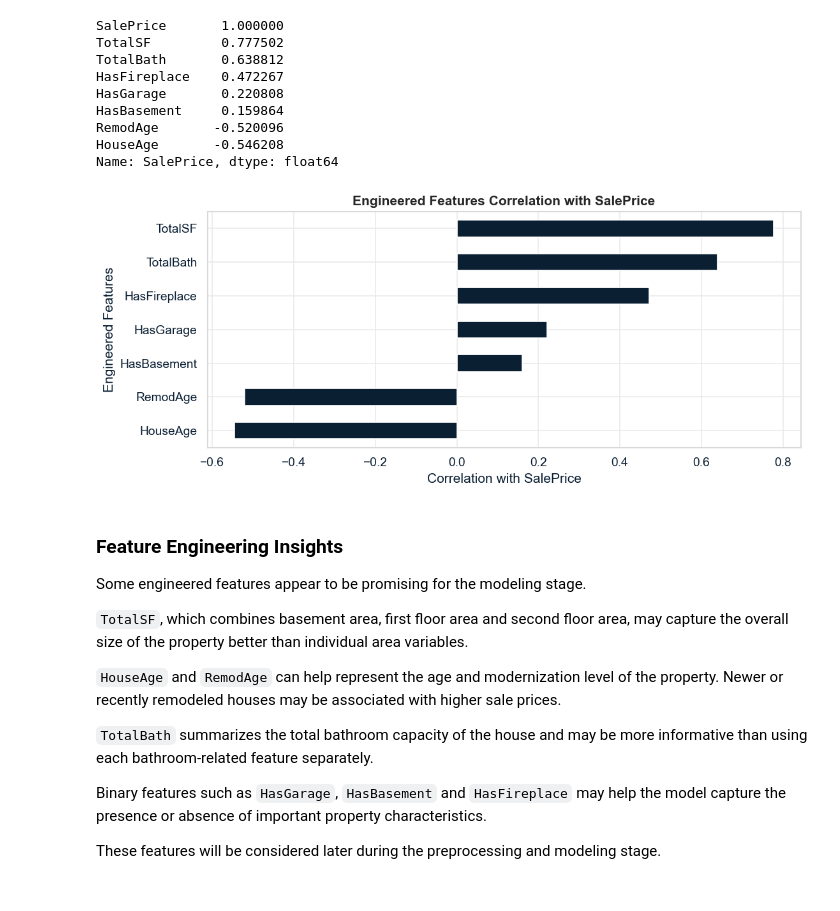
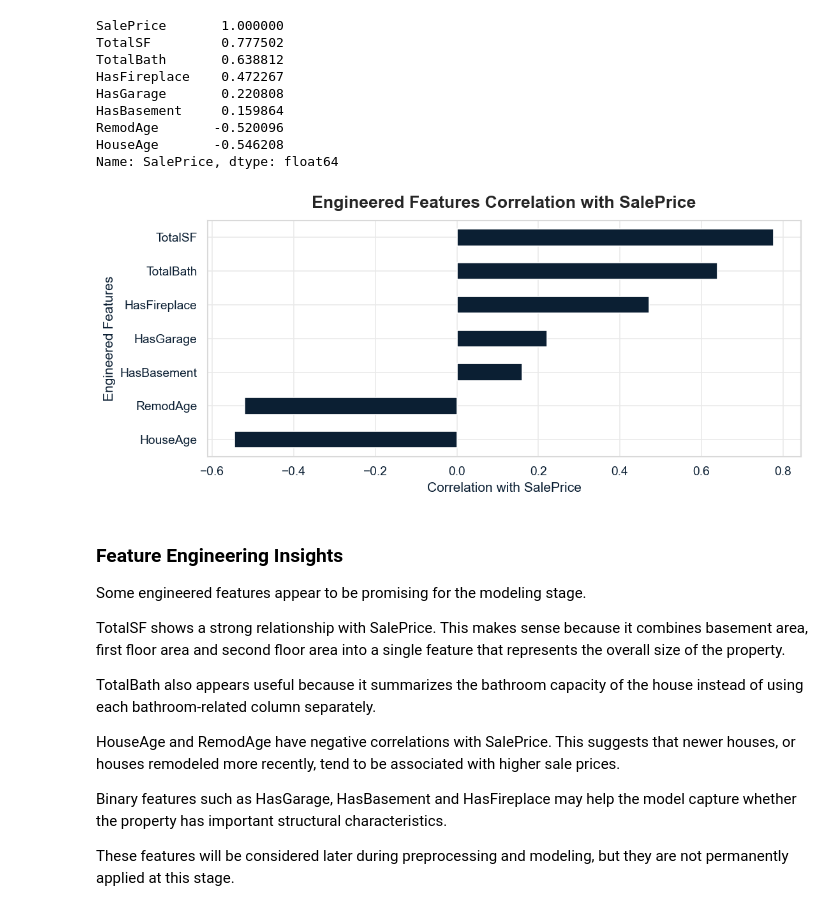
Before and after one commit to sanches-davi/ames-housing-price-prediction, a Jupyter notebook: notebooks/1. EDA.ipynb, the cells around one changed output. Saved outputs shown, nothing was run; the diff lists cells and outputs as text; code cells hidden in the pictures.

```diff
--- a/notebooks/1. EDA.ipynb
+++ b/notebooks/1. EDA.ipynb
@@ -1390,27 +1380,27 @@ Name: SalePrice, dtype: float64
 # %%
 engineered_corr_without_target = engineered_corr.drop("SalePrice")
 plt.figure(figsize=(10, 4))
 engineered_corr_without_target.sort_values().plot(kind="barh")
-plt.title("Engineered Features Correlation with SalePrice")
+plt.title("Engineered Features Correlation with SalePrice", fontsize=16, fontweight="bold", pad=12)
 plt.xlabel("Correlation with SalePrice")
 plt.ylabel("Engineered Features")
 plt.show()
 # %% [output]
-[figure, old version]
+[figure, new version]
 # %% [markdown]
 ### Feature Engineering Insights
 
 Some engineered features appear to be promising for the modeling stage.
 
-`TotalSF`, which combines basement area, first floor area and second floor area, may capture the overall size of the property better than individual area variables.
+TotalSF shows a strong relationship with SalePrice. This makes sense because it combines basement area, first floor area and second floor area into a single feature that represents the overall size of the property.
 
-`HouseAge` and `RemodAge` can help represent the age and modernization level of the property. Newer or recently remodeled houses may be associated with higher sale prices.
+TotalBath also appears useful because it summarizes the bathroom capacity of the house instead of using each bathroom-related column separately.
 
-`TotalBath` summarizes the total bathroom capacity of the house and may be more informative than using each bathroom-related feature separately.
+HouseAge and RemodAge have negative correlations with SalePrice. This suggests that newer houses, or houses remodeled more recently, tend to be associated with higher sale prices.
 
-Binary features such as `HasGarage`, `HasBasement` and `HasFireplace` may help the model capture the presence or absence of important property characteristics.
+Binary features such as HasGarage, HasBasement and HasFireplace may help the model capture whether the property has important structural characteristics.
 
-These features will be considered later during the preprocessing and modeling stage.
+These features will be considered later during preprocessing and modeling, but they are not permanently applied at this stage.
 # %% [markdown]
 ## 10. EDA Final Conclusions
 
```
Also changed, not shown: parts of 53 cells of this notebook.
